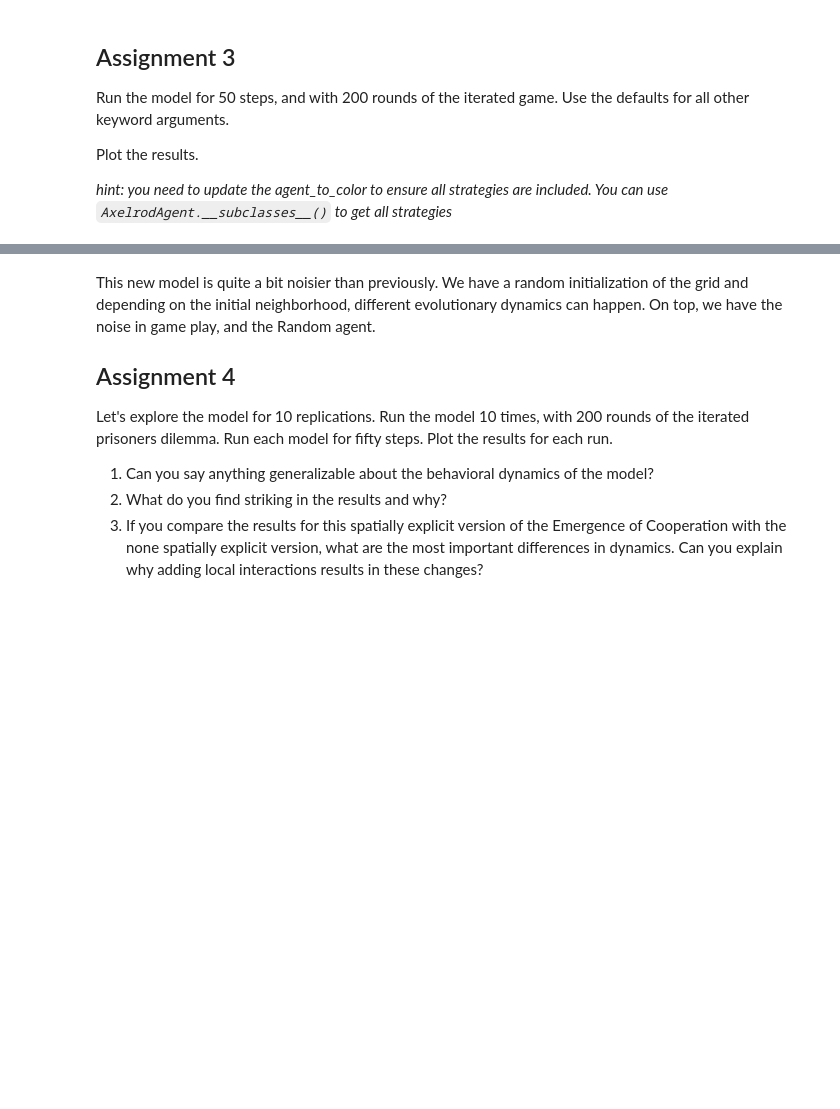
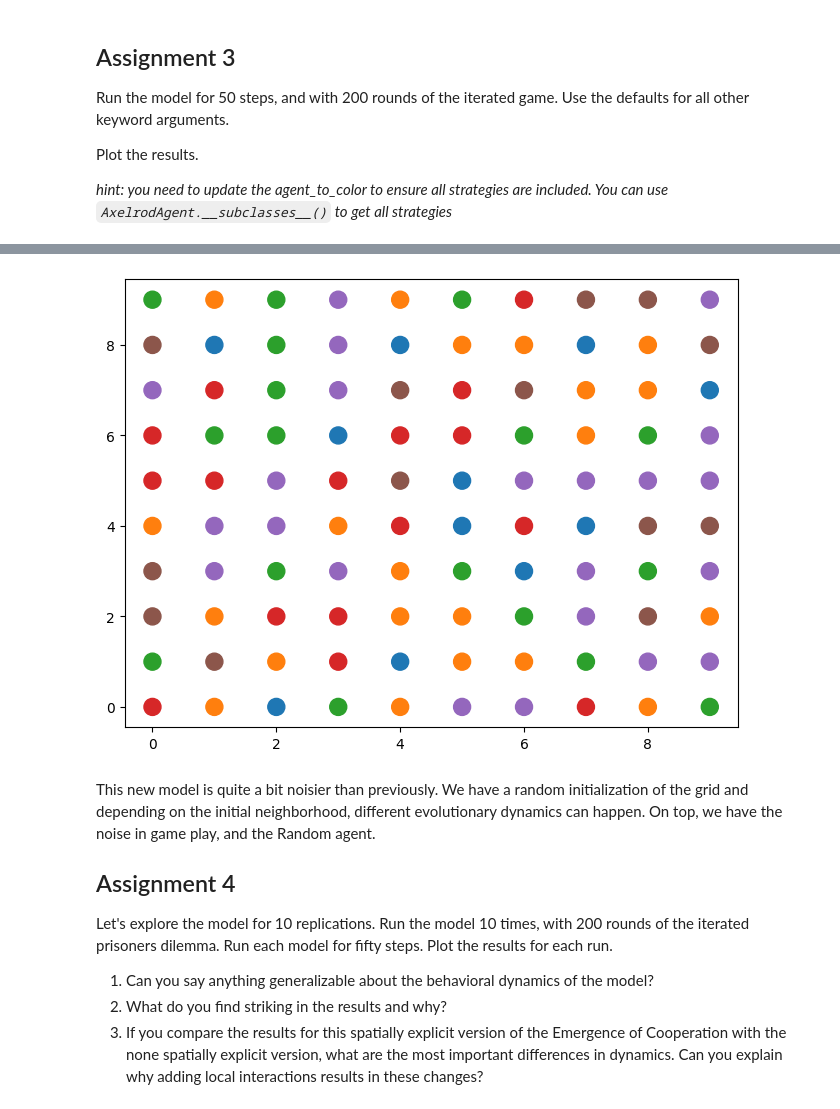
Before and after one commit to msmiddelhoff/EPA123a_open, a Jupyter notebook: week_2/Assignment 2 cooperation in space.ipynb, the cells around one changed output, grey strips where cells are left out. Saved outputs shown, nothing was run; the diff lists cells and outputs as text; code cells hidden in the pictures; blank space fills up the shorter version.

```diff
--- a/week_2/Assignment 2 cooperation in space.ipynb
+++ b/week_2/Assignment 2 cooperation in space.ipynb
@@ -357,7 +427,10 @@ Plot the results.
 # %%
 agent_to_color = {TitForTat.__name__:"tab:blue",
                   ContriteTitForTat.__name__:"tab:orange",
-                  ...
+                  Pavlov.__name__:"tab:green",
+                  GrimTrigger.__name__:"tab:red",
+                  Defector.__name__:"tab:purple",
+                  Cooperator.__name__:"tab:brown"
                  }
 
 
@@ -376,3 +449,4 @@ page = SolaraViz(
     name="Axelrod",
 )
 page
+# %% [output]
@@ -379,3 +454,4 @@ page
+[figure, added]
 # %% [markdown]
 This new model is quite a bit noisier than previously. We have a random initialization of the grid and depending on the initial neighborhood, different evolutionary dynamics can happen. On top, we have the noise in game play, and the Random agent.
 
```
Also changed, not shown: parts of 6 cells of this notebook.
